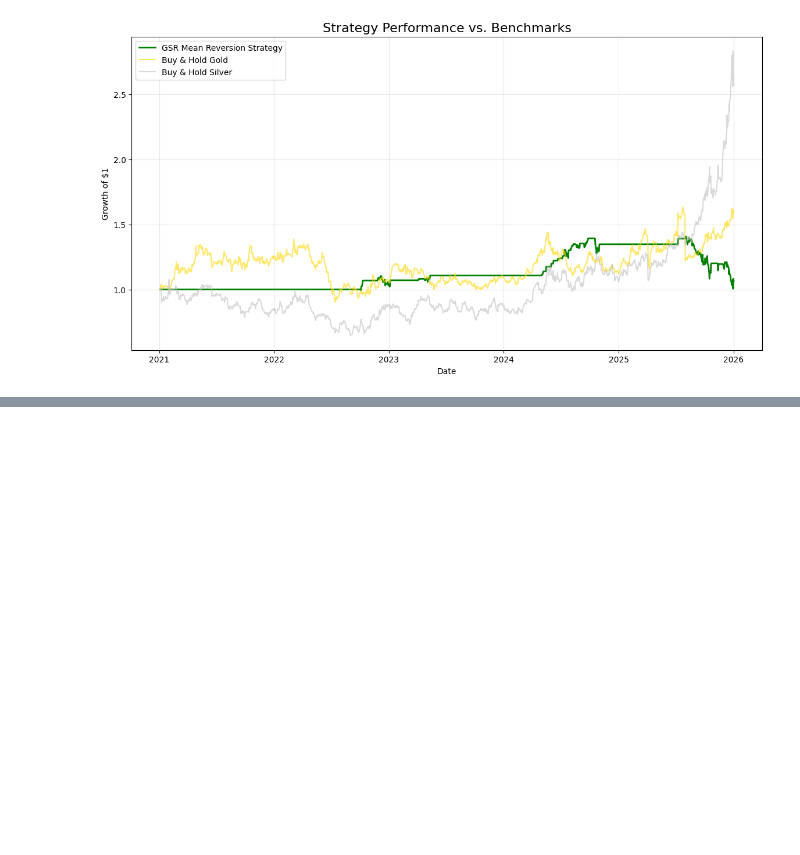
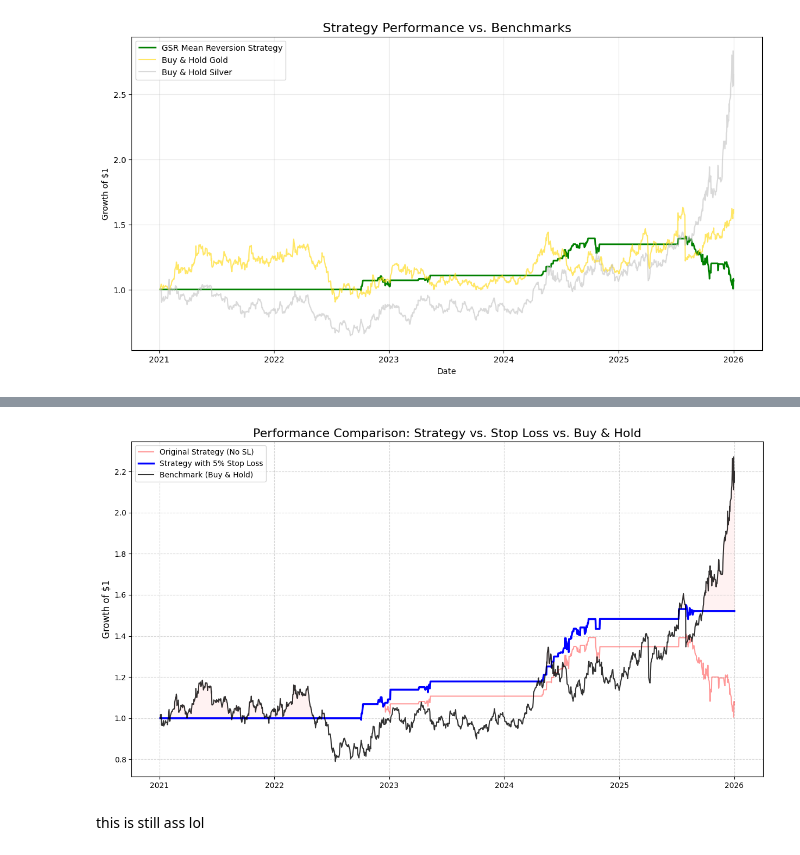
Before and after one commit to mikailrizvi/Metal-Divergence-Analysis, a Jupyter notebook: notebooks/01EA.ipynb, the cells around one changed output, grey strips where cells are left out. Saved outputs shown, nothing was run; the diff lists cells and outputs as text; code cells hidden in the pictures; blank space fills up the shorter version.

```diff
--- a/notebooks/01EA.ipynb
+++ b/notebooks/01EA.ipynb
@@ -98,0 +133,32 @@ plt.show()
+# %%
+# 1. Define the Benchmark (Equal weight Gold & Silver)
+# Benchmark Return = 0.5 * Gold_Return + 0.5 * Silver_Return
+df['Benchmark_Ret'] = 0.5 * df['Gold_Ret'] + 0.5 * df['Silver_Ret']
+df['Cum_Benchmark_Ret'] = (1 + df['Benchmark_Ret'].fillna(0)).cumprod()
+
+# 2. Final Comparison Plot
+plt.figure(figsize=(15, 8))
+
+# Plot Strategy Versions
+plt.plot(df['Cum_Strategy_Ret'], label='Original Strategy (No SL)', color='red', alpha=0.4)
+plt.plot(df['Cum_Strategy_Ret_Fixed'], label='Strategy with 5% Stop Loss', color='blue', linewidth=2.5)
+
+# Plot Market Benchmark
+plt.plot(df['Cum_Benchmark_Ret'], label='Benchmark (Buy & Hold)', color='black', linestyle='-', alpha=0.8)
+
+# Formatting for a Professional Look
+plt.title('Performance Comparison: Strategy vs. Stop Loss vs. Buy & Hold', fontsize=16)
+plt.ylabel('Growth of $1', fontsize=12)
+plt.legend(loc='upper left')
+plt.grid(True, which='both', linestyle='--', alpha=0.5)
+
+# Highlight the "Pain Zone"
+plt.fill_between(df.index, df['Cum_Benchmark_Ret'], df['Cum_Strategy_Ret_Fixed'],
+                 where=(df['Cum_Strategy_Ret_Fixed'] < df['Cum_Benchmark_Ret']),
+                 color='red', alpha=0.05, label='Underperforming Market')
+
+plt.show()
+# %% [output]
+[figure, added]
+# %% [markdown]
+this is still ass lol
```
Also changed, not shown: parts of 2 cells of this notebook.
